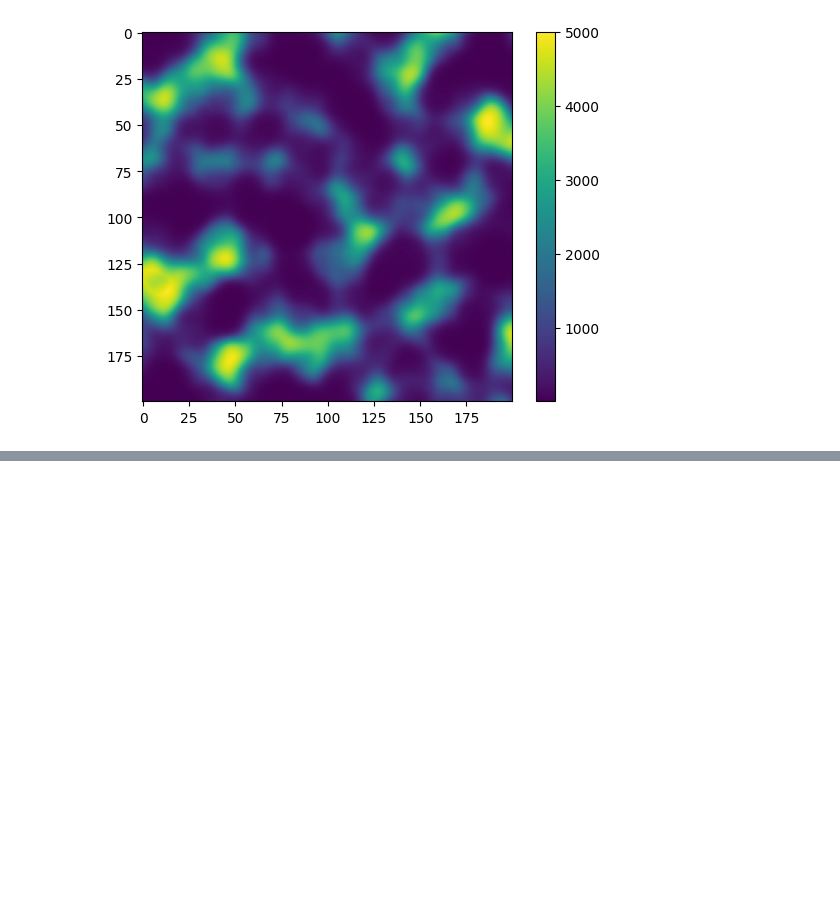
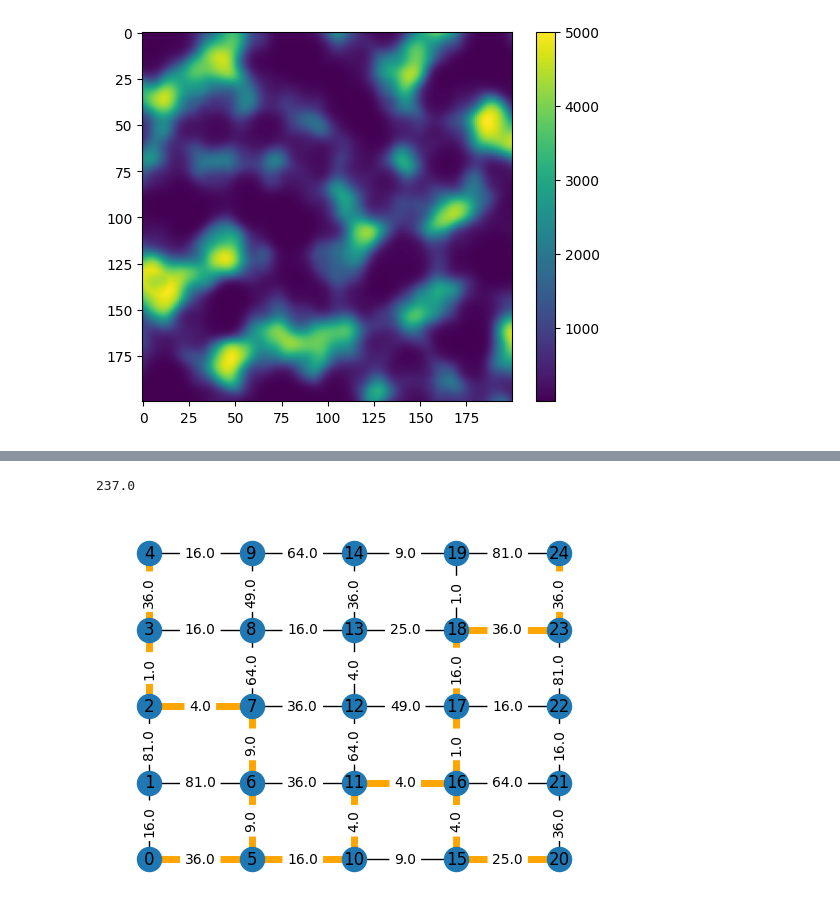
Before and after one commit to Lgeu/ahc018, a Jupyter notebook: notebooks/001_.ipynb, the cells around one changed output, grey strips where cells are left out. Drawn from its saved outputs; the diff is of its cells as text; code cells hidden in the pictures; blank space fills up the shorter version.

```diff
--- a/notebooks/001_.ipynb
+++ b/notebooks/001_.ipynb
@@ -139,0 +200,16 @@ plt.show()
+# %%
+from steiner import solve_steiner
+res = solve_steiner(G, R)
+# %%
+cost2 = 0
+for v, u in res:
+    cost2 += G_nx[v][u]["weight"]
+print(cost2)
+
+nx.draw_networkx(G_nx, pos)
+nx.draw(G_nx, pos, width=5, edgelist=res, edge_color="orange", node_size=0)
+nx.draw_networkx_edge_labels(G_nx, pos, edge_labels=edge_labels)
+plt.show()
+# %% [output]
+237.0
+[figure, added]
```
Also changed, not shown: parts of 4 cells of this notebook, 4 other files.
